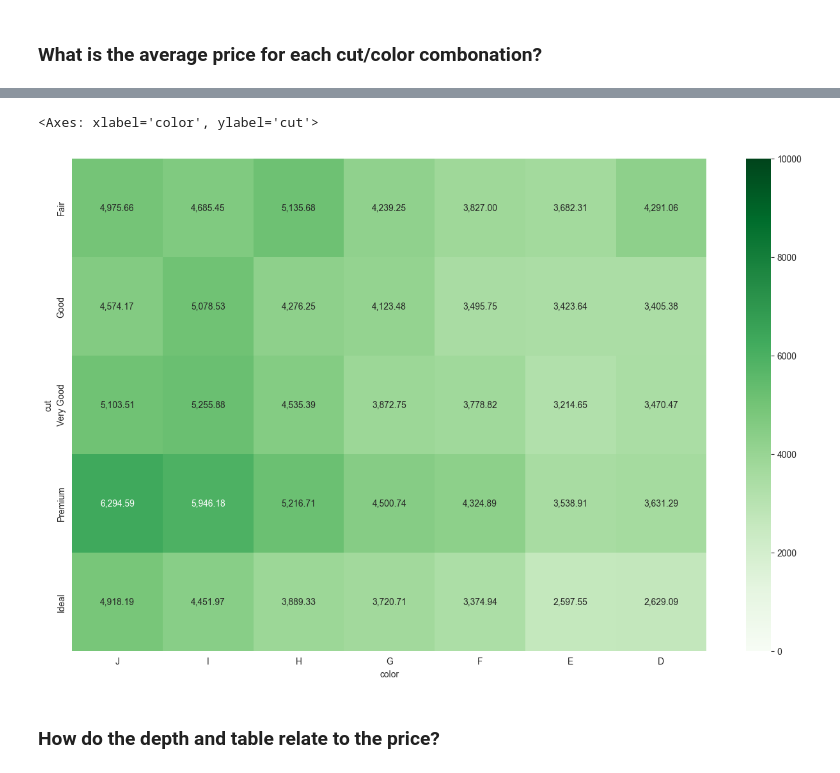
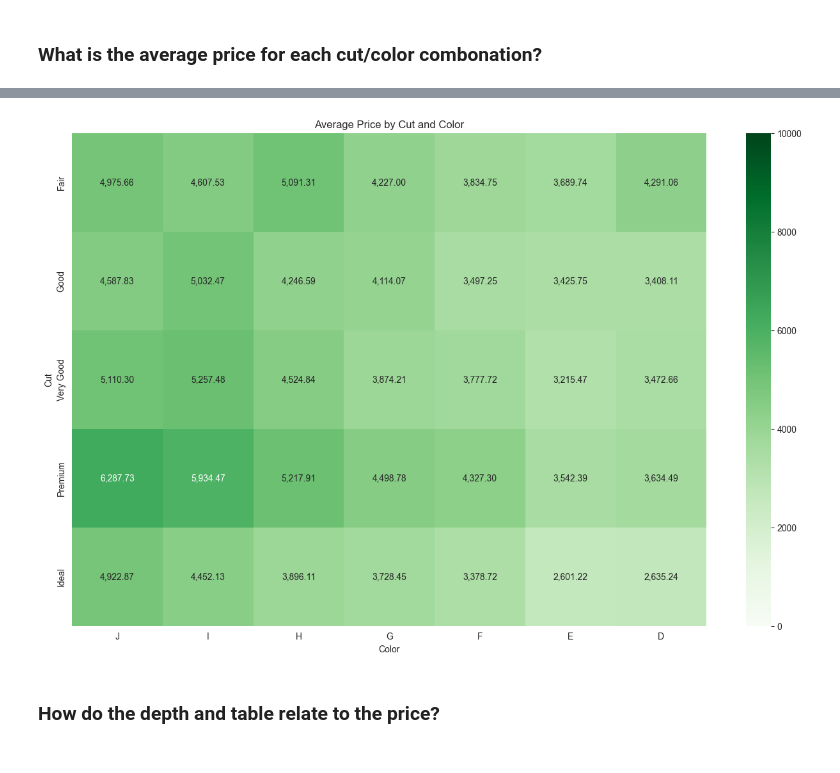
Before and after one commit to danielphilip12/Diamonds-Analysis-CT, a Jupyter notebook: eda.ipynb, the cells around one changed output, grey strips where cells are left out. Cells and saved outputs as stored; diff of their text form; code cells hidden in the pictures.

```diff
--- a/eda.ipynb
+++ b/eda.ipynb
@@ -60,3 +64,5 @@ df.describe(include='O')
+# %%
+df = df.drop_duplicates()
 # %%
 df.shape
 # %% [output]
@@ -204,12 +234,15 @@ price_cut_color
 # %%
 plt.figure(figsize=(16, 10))
 sns.heatmap(price_cut_color, annot=True, fmt=',.2f', cmap='Greens',
            vmin=0,
             vmax=10000
            )
+plt.title("Average Price by Cut and Color")
+plt.xlabel("Color")
+plt.ylabel("Cut")
+plt.savefig("./images/price_cut_color.png")
 # %% [output]
-<Axes: xlabel='color', ylabel='cut'>
-[figure, old version]
+[figure, new version]
 # %% [markdown]
 ### How do the depth and table relate to the price?
 # %%
```
Also changed, not shown: parts of 20 cells of this notebook, 8 other files.
